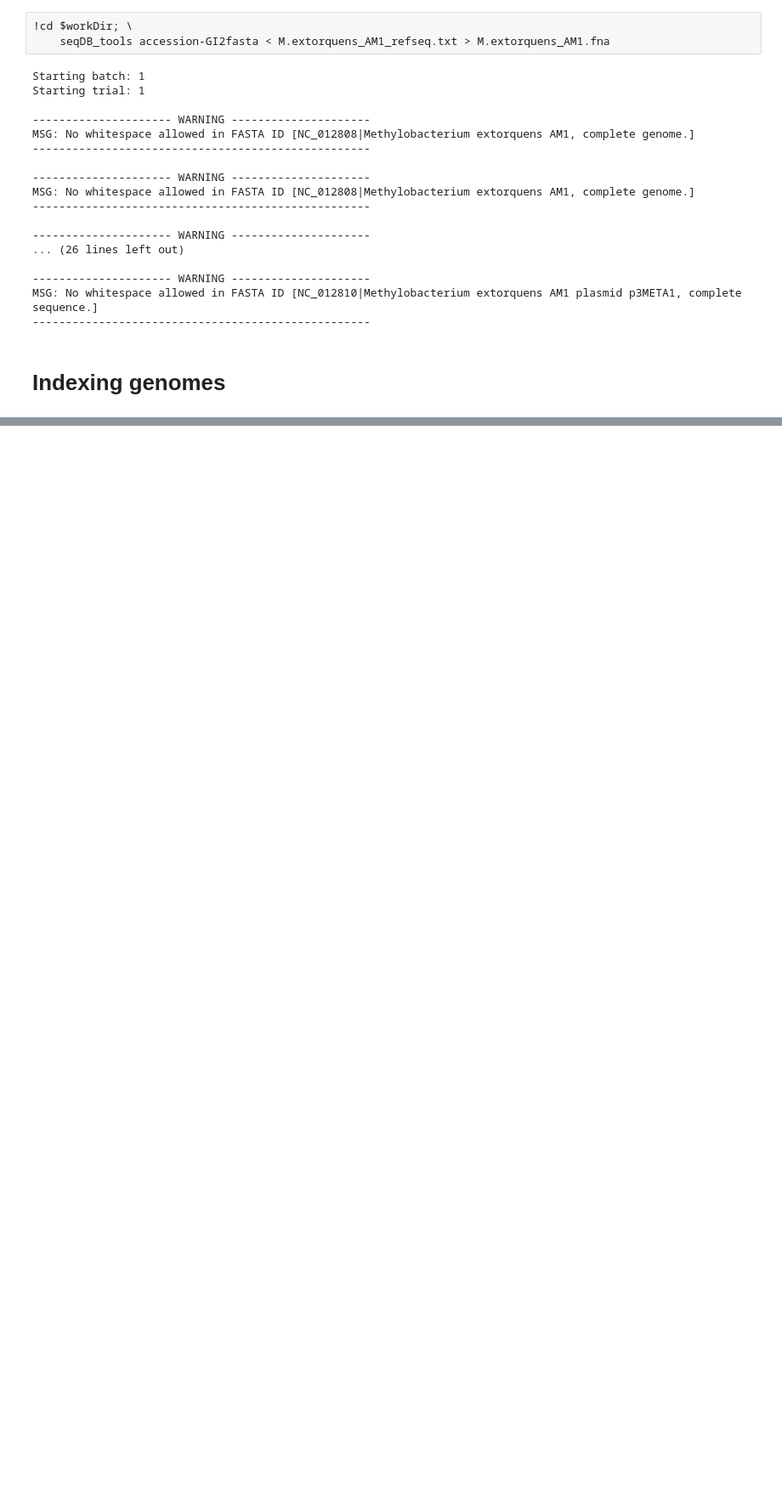
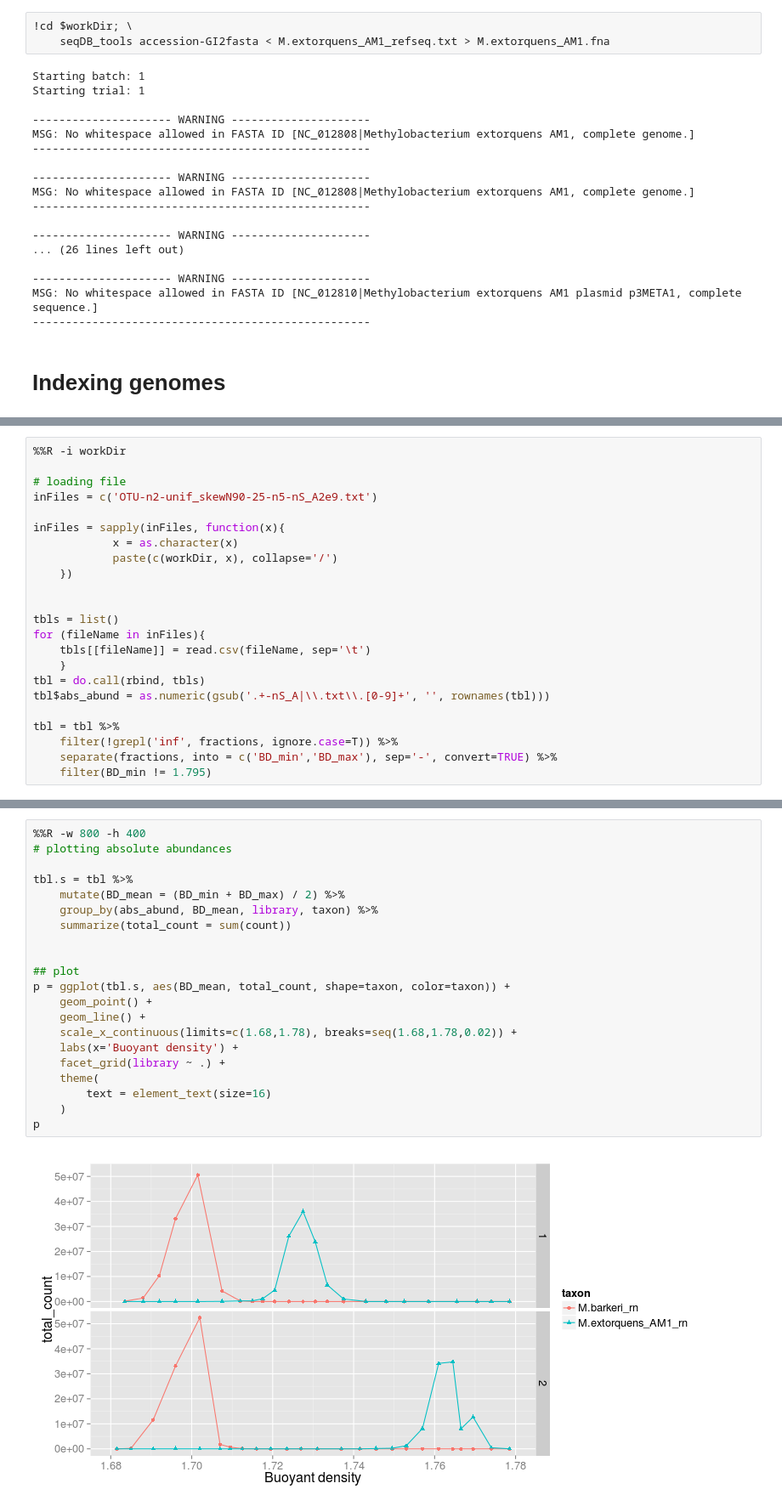
Before and after one commit to nick-youngblut/SIPSim, a Jupyter notebook: ipynb/barkeri_extorquens.ipynb, the cells around one changed output, grey strips where cells are left out. Shown at 85% size. Cells and saved outputs as stored; diff of their text form; blank space fills up the shorter version.

```diff
--- a/ipynb/barkeri_extorquens.ipynb
+++ b/ipynb/barkeri_extorquens.ipynb
@@ -110,0 +302,23 @@ find $2 -name "*fasta" |\
+# %%
+%%R -i workDir
+
+# loading file
+inFiles = c('OTU-n2-unif_skewN90-25-n5-nS_A2e9.txt')
+
+inFiles = sapply(inFiles, function(x){
+            x = as.character(x)
+            paste(c(workDir, x), collapse='/')
+    })
+
+
+tbls = list()
+for (fileName in inFiles){
+    tbls[[fileName]] = read.csv(fileName, sep='\t')
+    }
+tbl = do.call(rbind, tbls)
+tbl$abs_abund = as.numeric(gsub('.+-nS_A|\\.txt\\.[0-9]+', '', rownames(tbl)))
+
+tbl = tbl %>%
+    filter(!grepl('inf', fractions, ignore.case=T)) %>%
+    separate(fractions, into = c('BD_min','BD_max'), sep='-', convert=TRUE) %>%
+    filter(BD_min != 1.795)
@@ -110,0 +330,23 @@ find $2 -name "*fasta" |\
+# %%
+%%R -w 800 -h 400
+# plotting absolute abundances
+
+tbl.s = tbl %>%
+    mutate(BD_mean = (BD_min + BD_max) / 2) %>%
+    group_by(abs_abund, BD_mean, library, taxon) %>%
+    summarize(total_count = sum(count))
+
+
+## plot
+p = ggplot(tbl.s, aes(BD_mean, total_count, shape=taxon, color=taxon)) +
+    geom_point() +
+    geom_line() +
+    scale_x_continuous(limits=c(1.68,1.78), breaks=seq(1.68,1.78,0.02)) +
+    labs(x='Buoyant density') +
+    facet_grid(library ~ .) +
+    theme(
+        text = element_text(size=16)
+    )
+p
+# %% [output]
+[figure, added]
```
Also changed, not shown: parts of 21 cells of this notebook, 12 other files.
